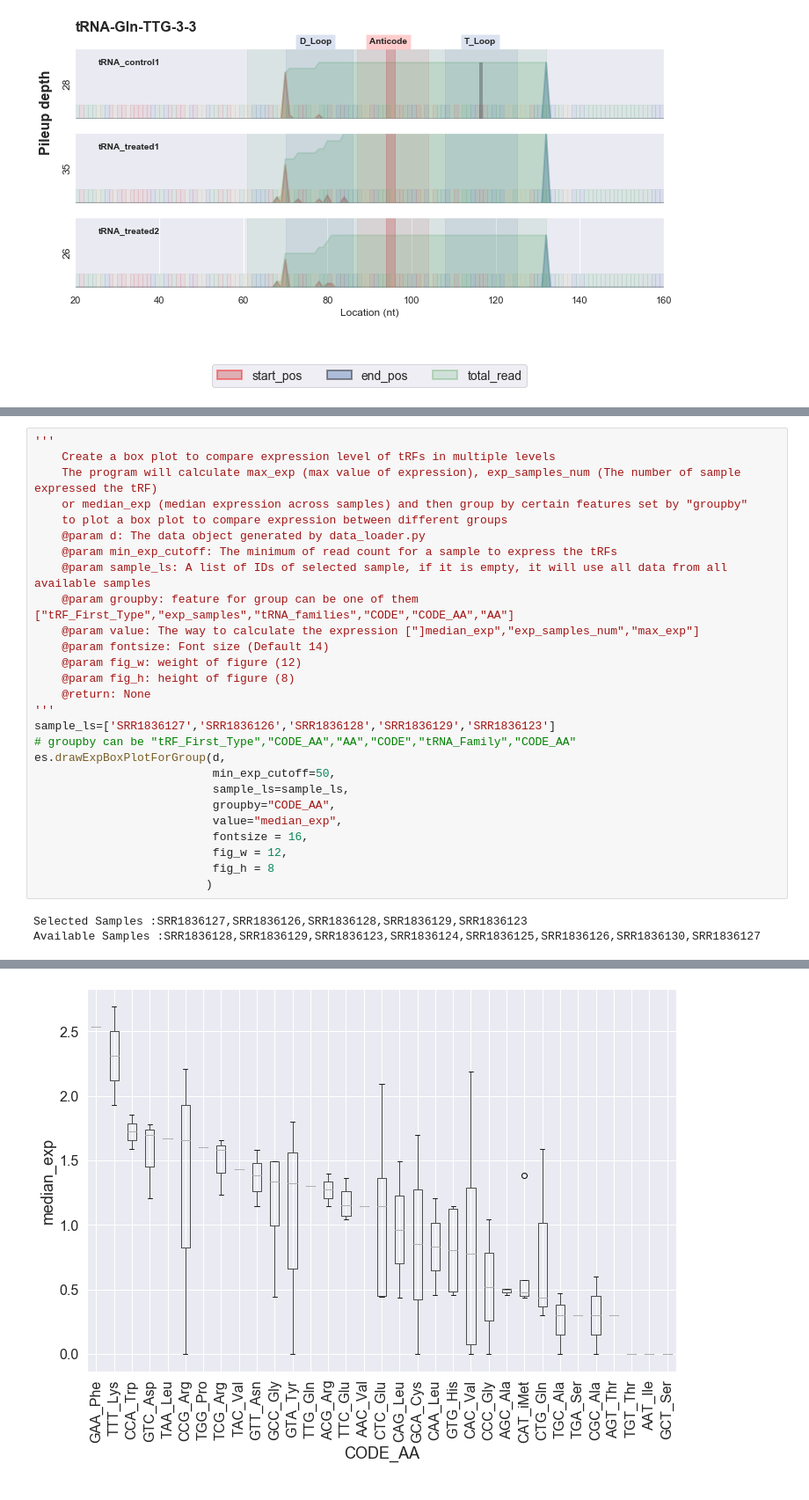
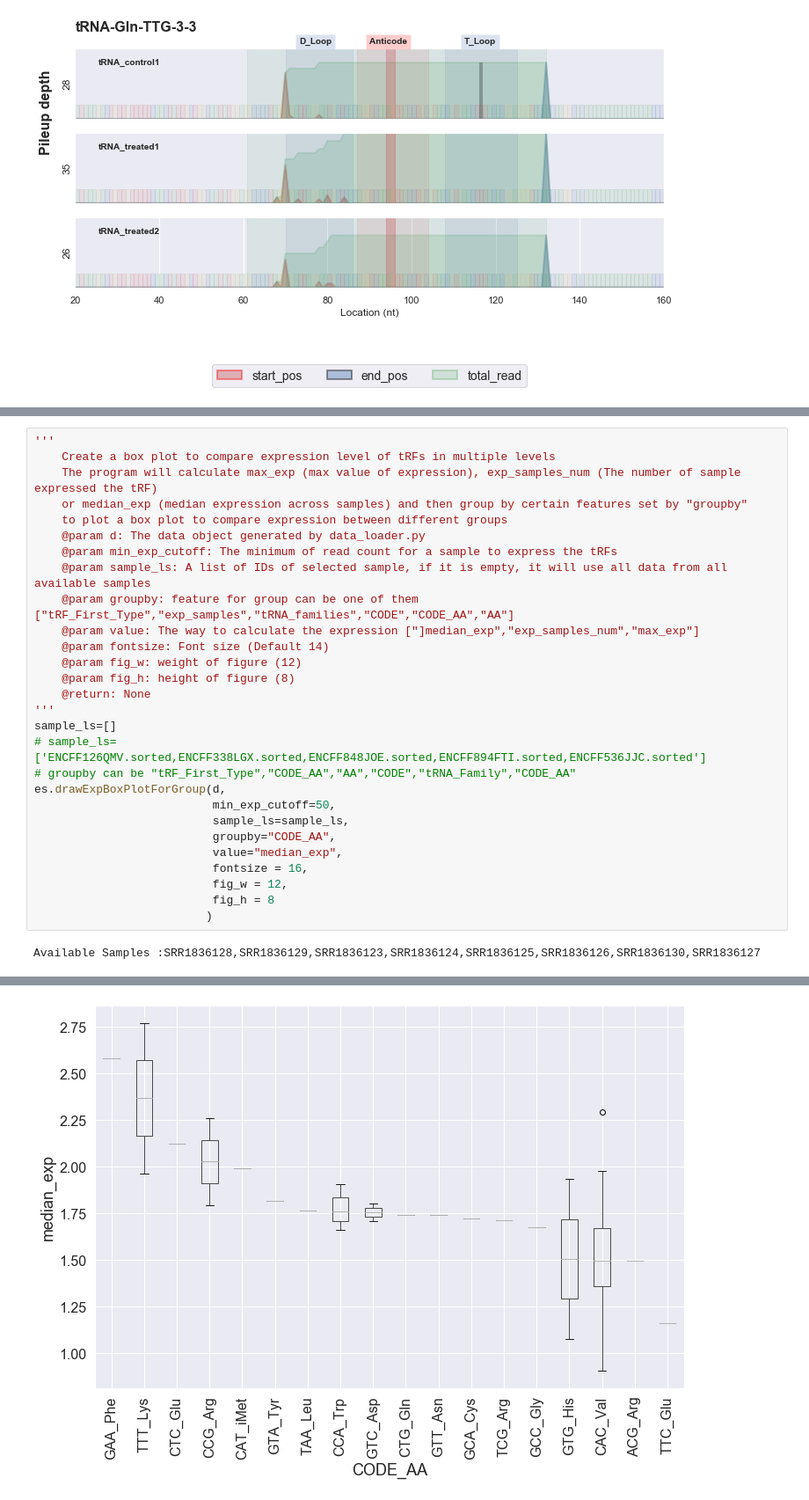
Before and after one commit to hqyone/tRNAExplorer, a Jupyter notebook: visualization/Report_creater.ipynb, the cells around one changed output, grey strips where cells are left out. Shown at 88% size. Saved outputs shown, nothing was run; the diff lists cells and outputs as text.

```diff
--- a/visualization/Report_creater.ipynb
+++ b/visualization/Report_creater.ipynb
@@ -105,7 +111,8 @@ Finished
     @param fig_h: height of figure (8)
     @return: None
 '''
-sample_ls=['SRR1836127','SRR1836126','SRR1836128','SRR1836129','SRR1836123']
+sample_ls=[]
+# sample_ls=['ENCFF126QMV.sorted,ENCFF338LGX.sorted,ENCFF848JOE.sorted,ENCFF894FTI.sorted,ENCFF536JJC.sorted']
 # groupby can be "tRF_First_Type","CODE_AA","AA","CODE","tRNA_Family","CODE_AA"
 es.drawExpBoxPlotForGroup(d,
                           min_exp_cutoff=50,
@@ -117,5 +124,4 @@ es.drawExpBoxPlotForGroup(d,
                           fig_h = 8
                          )
 # %% [output]
-Selected Samples :SRR1836127,SRR1836126,SRR1836128,SRR1836129,SRR1836123
 Available Samples :SRR1836128,SRR1836129,SRR1836123,SRR1836124,SRR1836125,SRR1836126,SRR1836130,SRR1836127
@@ -132,4 +128,4 @@ See the caveats in the documentation: https://pandas.pydata.org/pandas-docs/stab
-[figure, old version]
+[figure, new version]
 # %%
 '''
     Create expression matrix of tRNA/Group/Acceptors vs samples
```
Also changed, not shown: parts of 9 cells of this notebook, 2 other files.
